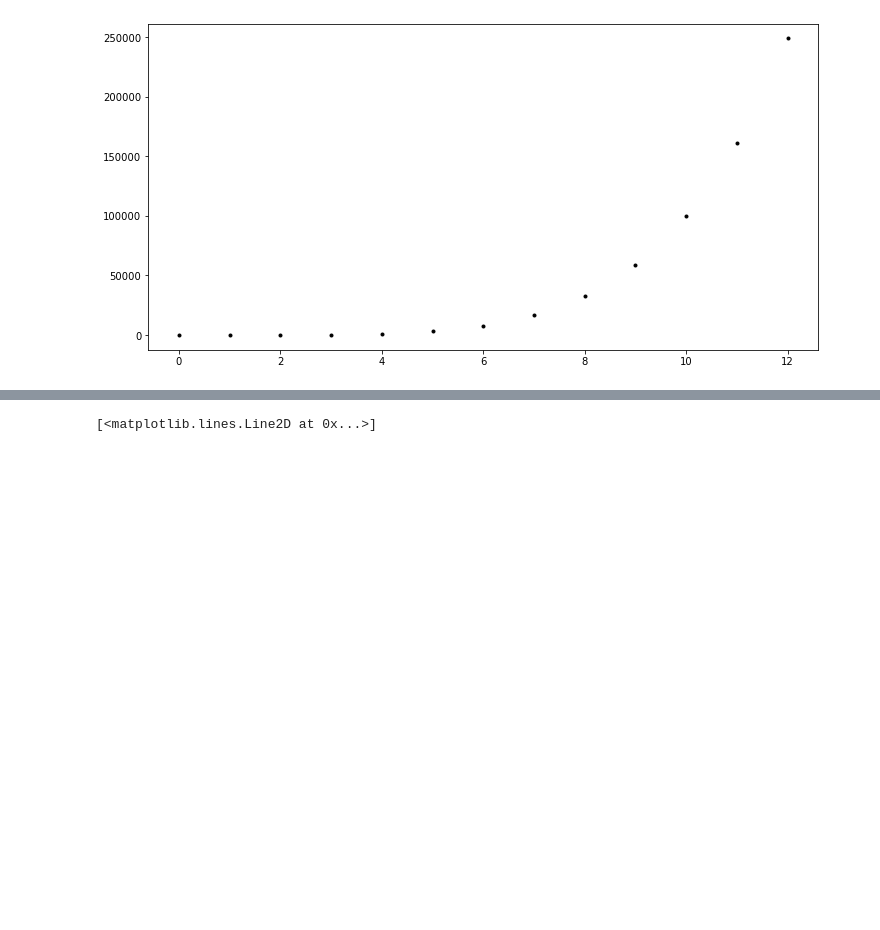
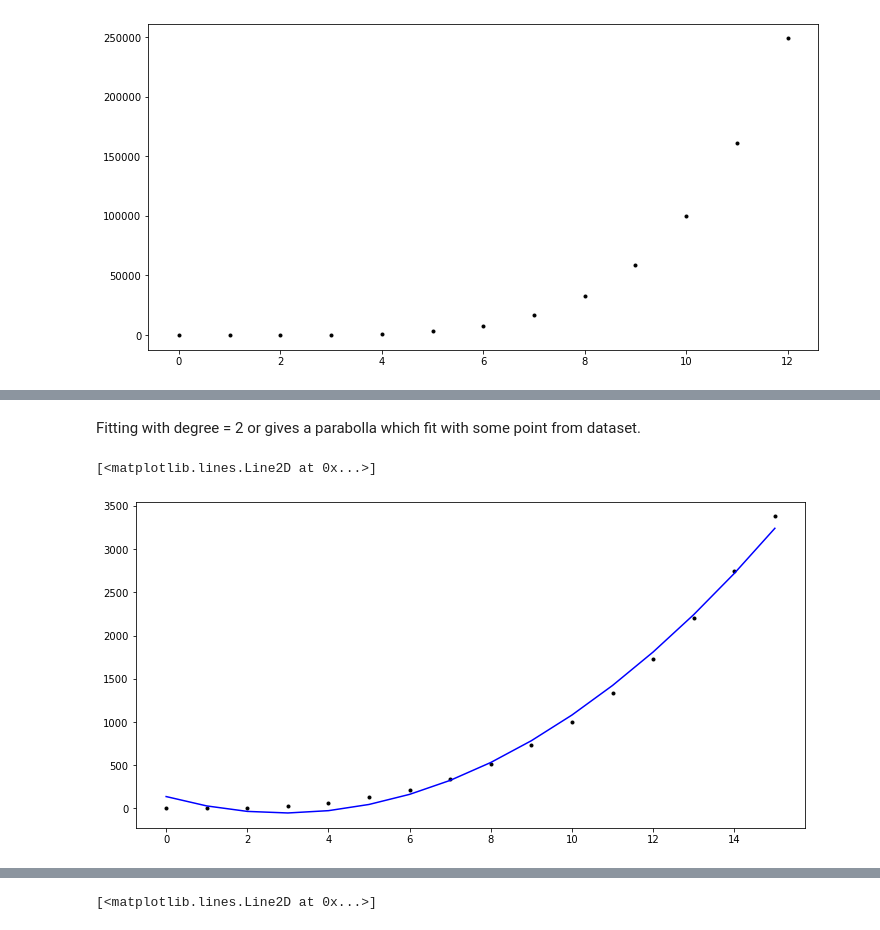
Before and after one commit to DracoNibilis/Machine-Learning-and-Statistic, a Jupyter notebook: practicals/03-statistics-exercise.ipynb, the cells around one changed output, grey strips where cells are left out. Saved outputs shown, nothing was run; the diff lists cells and outputs as text; code cells hidden in the pictures; blank space fills up the shorter version.

```diff
--- a/practicals/03-statistics-exercise.ipynb
+++ b/practicals/03-statistics-exercise.ipynb
@@ -43,0 +64,12 @@ array([ 1.06293373e-06, -8.04033998e-05,  2.59578817e-03, -4.66447165e-02,
+# %% [markdown]
+Fitting with degree = 2 or gives a parabolla which fit with some point from dataset.
+# %%
+# Polyfit with degree 0 for DS 2.
+degree = 2
+params1 = np.polyfit(x1,y1,degree)
+fig, ax = plt.subplots(figsize=(12,6))
+ax.plot(x1,y1, 'k.')
+ax.plot(x1, np.polyval(params1, x1), 'b-')
+# %% [output]
+[<matplotlib.lines.Line2D at 0x...>]
+[figure, added]
```
Also changed, not shown: parts of 8 cells of this notebook.
